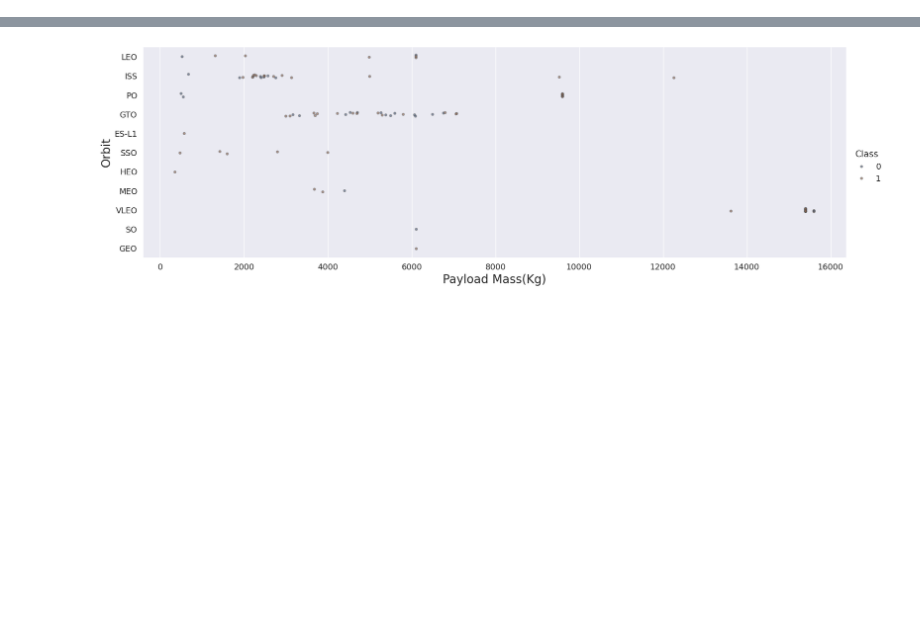
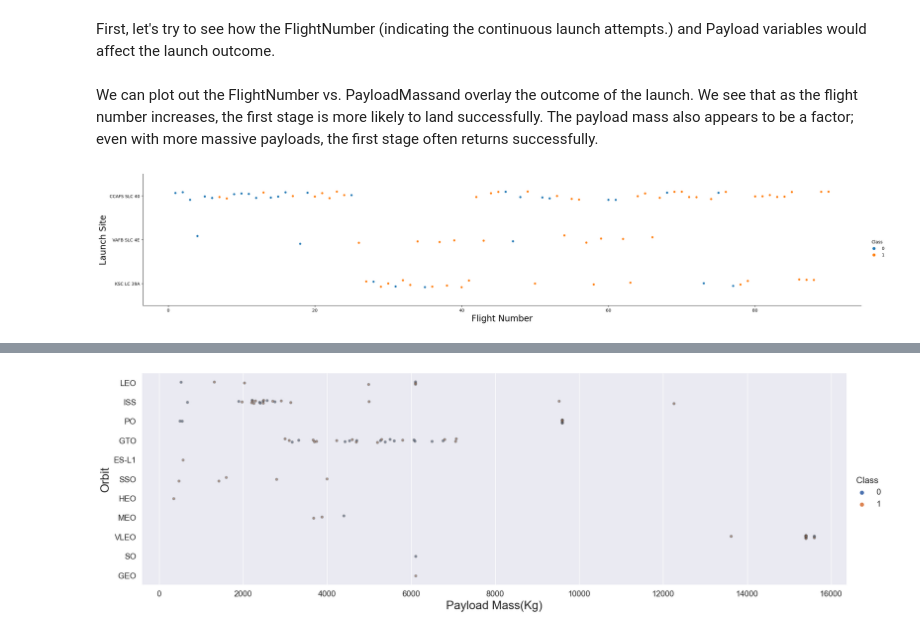
Before and after one commit to NedllWtk3/CS_IBM_SpaceX, a Jupyter notebook: edadataviz.ipynb, the cells around one changed output, grey strips where cells are left out. Saved outputs shown, nothing was run; the diff lists cells and outputs as text; code cells hidden in the pictures; blank space fills up the shorter version.

```diff
--- a/edadataviz.ipynb
+++ b/edadataviz.ipynb
@@ -156,0 +69,12 @@ For each orbit, we want to see if there is any relationship between FlightNumber
+# %% [markdown]
+First, let's try to see how the FlightNumber (indicating the continuous launch attempts.) and Payload variables would affect the launch outcome.
+# %% [markdown]
+We can plot out the FlightNumber vs. PayloadMassand overlay the outcome of the launch. We see that as the flight number increases, the first stage is more likely to land successfully. The payload mass also appears to be a factor; even with more massive payloads, the first stage often returns successfully.
+# %%
+# Plot a scatter point chart with x axis to be Flight Number and y axis to be the launch site, and hue to be the class value
+sns.catplot(y="LaunchSite", x="FlightNumber", hue="Class", data=df, aspect = 5)
+plt.xlabel("Flight Number",fontsize=20)
+plt.ylabel("Launch Site",fontsize=20)
+plt.show()
+# %% [output]
+[figure, added]
```
Also changed, not shown: parts of 73 cells of this notebook.
